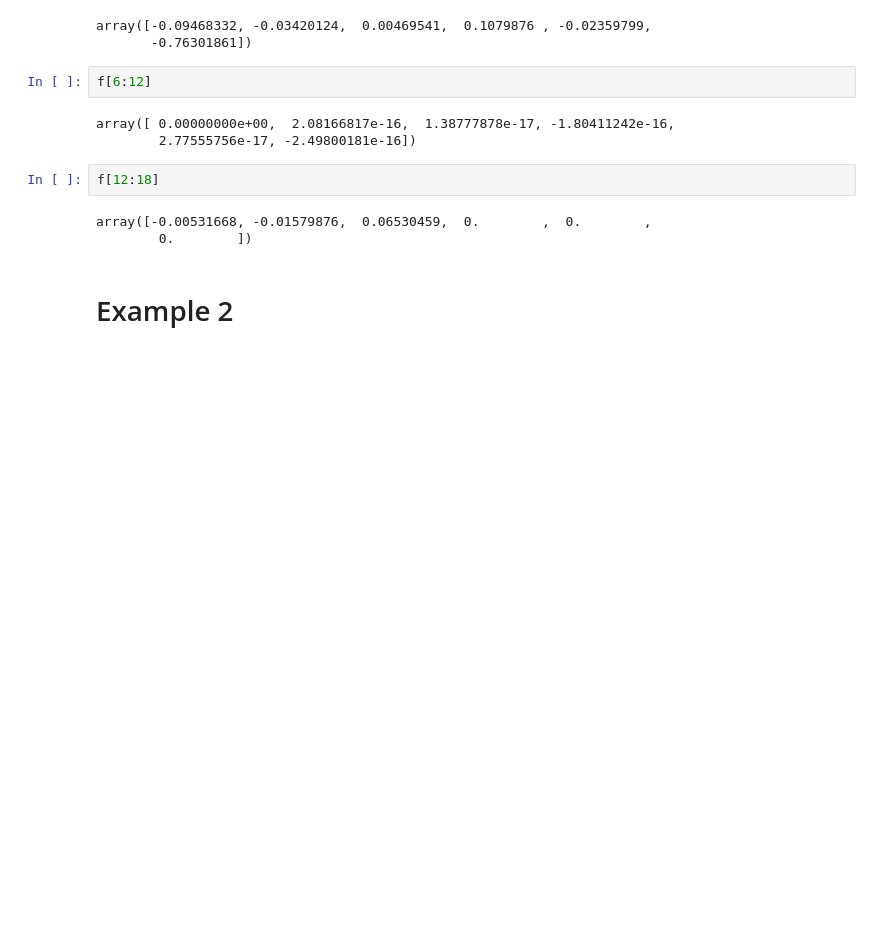
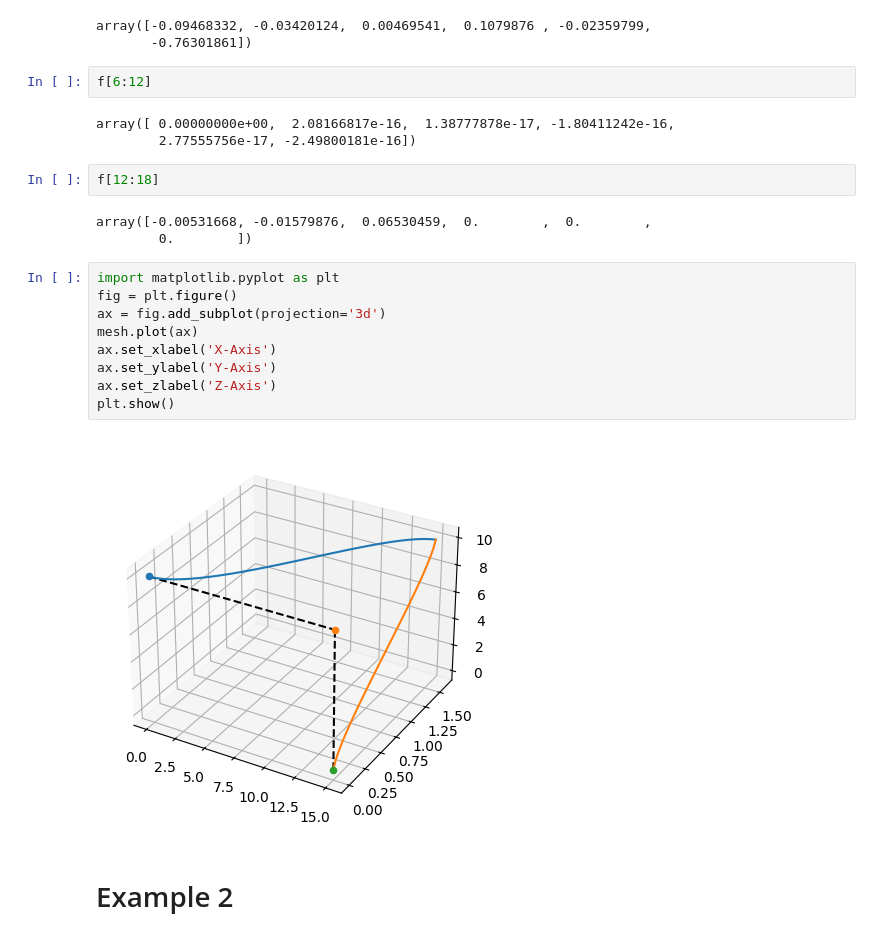
Before and after one commit to rtengle/me700-hw2, a Jupyter notebook: tutorial/tutorial.ipynb, the cells around one changed output. Drawn from its saved outputs; the diff is of its cells as text; blank space fills up the shorter version.

```diff
--- a/tutorial/tutorial.ipynb
+++ b/tutorial/tutorial.ipynb
@@ -179,5 +179,16 @@ f[12:18]
 # %% [output]
 array([-0.00531668, -0.01579876,  0.06530459,  0.        ,  0.        ,
         0.        ])
+# %%
+import matplotlib.pyplot as plt
+fig = plt.figure()
+ax = fig.add_subplot(projection='3d')
+mesh.plot(ax)
+ax.set_xlabel('X-Axis')
+ax.set_ylabel('Y-Axis')
+ax.set_zlabel('Z-Axis')
+plt.show()
+# %% [output]
+[figure, added]
 # %% [markdown]
 # Example 2
```
Also changed, not shown: 4 other files.
